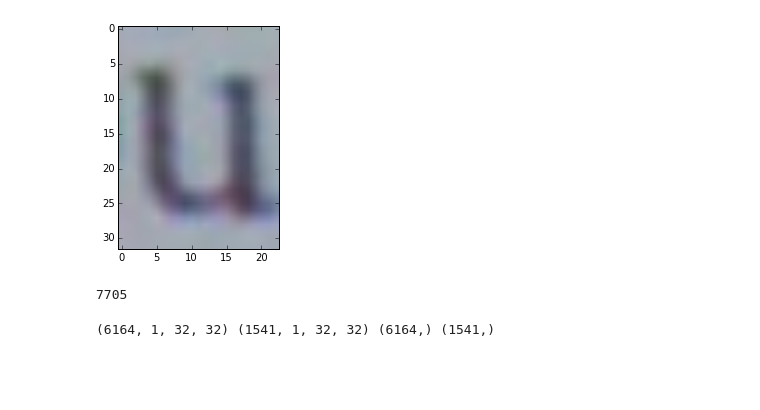
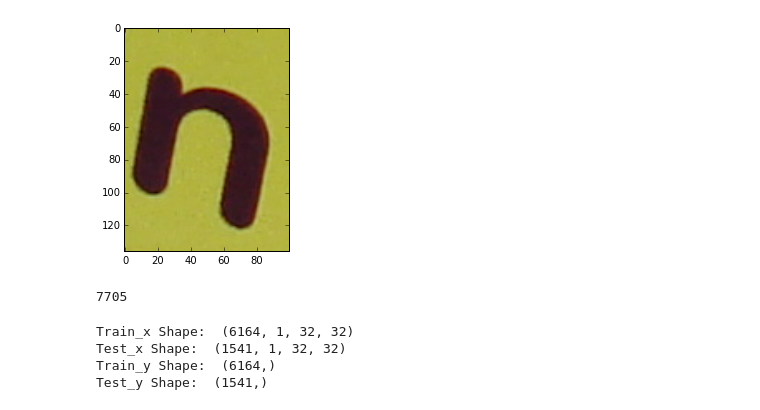
Before and after one commit to faizankshaikh/Project, a Jupyter notebook: trial3.ipynb, the cells around one changed output. Saved outputs shown, nothing was run; the diff lists cells and outputs as text; code cells hidden in the pictures; blank space fills up the shorter version.

```diff
--- a/trial3.ipynb
+++ b/trial3.ipynb
@@ -4,16 +4,20 @@
 import random
 import pylab
 import pickle as pkl
-from PIL import Image
 import numpy as np
 import pandas as pd
+from PIL import Image
+from scipy.misc import imread, imresize
 from lasagne import layers
-from lasagne.updates import nesterov_momentum
 from theano.tensor.nnet import softmax
 from nolearn.lasagne import NeuralNet
 from nolearn.lasagne import BatchIterator
 from sklearn.cross_validation import train_test_split
+from sklearn.metrics import classification_report, accuracy_score
+
+script_root = '/home/faizy/workspace/project/project/scripts/'
+data_root = '/home/faizy/workspace/project/project/datasets/'
+model_root = '/home/faizy/workspace/project/project/models/'
 # %%
-# Load data set
-root = '/home/faizy/workspace/project/project/scripts'
-data = pd.read_csv(root + '/LISTFILE.txt', sep = ' ', header = None)
+# Load dataset
+data = pd.read_csv(script_root + 'LISTFILE.txt', sep = ' ', header = None)
@@ -24,8 +24,12 @@ img = ims(root + data[0][0])
-# %%
-pylab.imshow(img)
-pylab.show()
-# %% [output]
-[figure, removed]
+# %%
+# Visualize dataset
+from scipy.misc import imread as ims
+i = random.randrange(0, data[0].count())
+img = ims(data_root + 'English/' + data[0][i])
+pylab.imshow(img)
+pylab.show()
+# %% [output]
+[figure, added]
 # %%
 data[1].count()
 # %% [output]
@@ -47,6 +54,9 @@ data_x = data_x.astype('float32')
 train1_x, test1_x, train1_y, test1_y = train_test_split(data_x, data_y, test_size = 0.2)
 # %%
-print train1_x.shape, test1_x.shape, train1_y.shape, test1_y.shape
+print "Train_x Shape: ", train1_x.shape, "\nTest_x Shape: ", test1_x.shape,"\nTrain_y Shape: ", train1_y.shape,"\nTest_y Shape: ", test1_y.shape
 # %% [output]
-(6164, 1, 32, 32) (1541, 1, 32, 32) (6164,) (1541,)
+Train_x Shape:  (6164, 1, 32, 32)
+Test_x Shape:  (1541, 1, 32, 32)
+Train_y Shape:  (6164,)
+Test_y Shape:  (1541,)
 # %%
```
Also changed, not shown: parts of 22 cells of this notebook.
